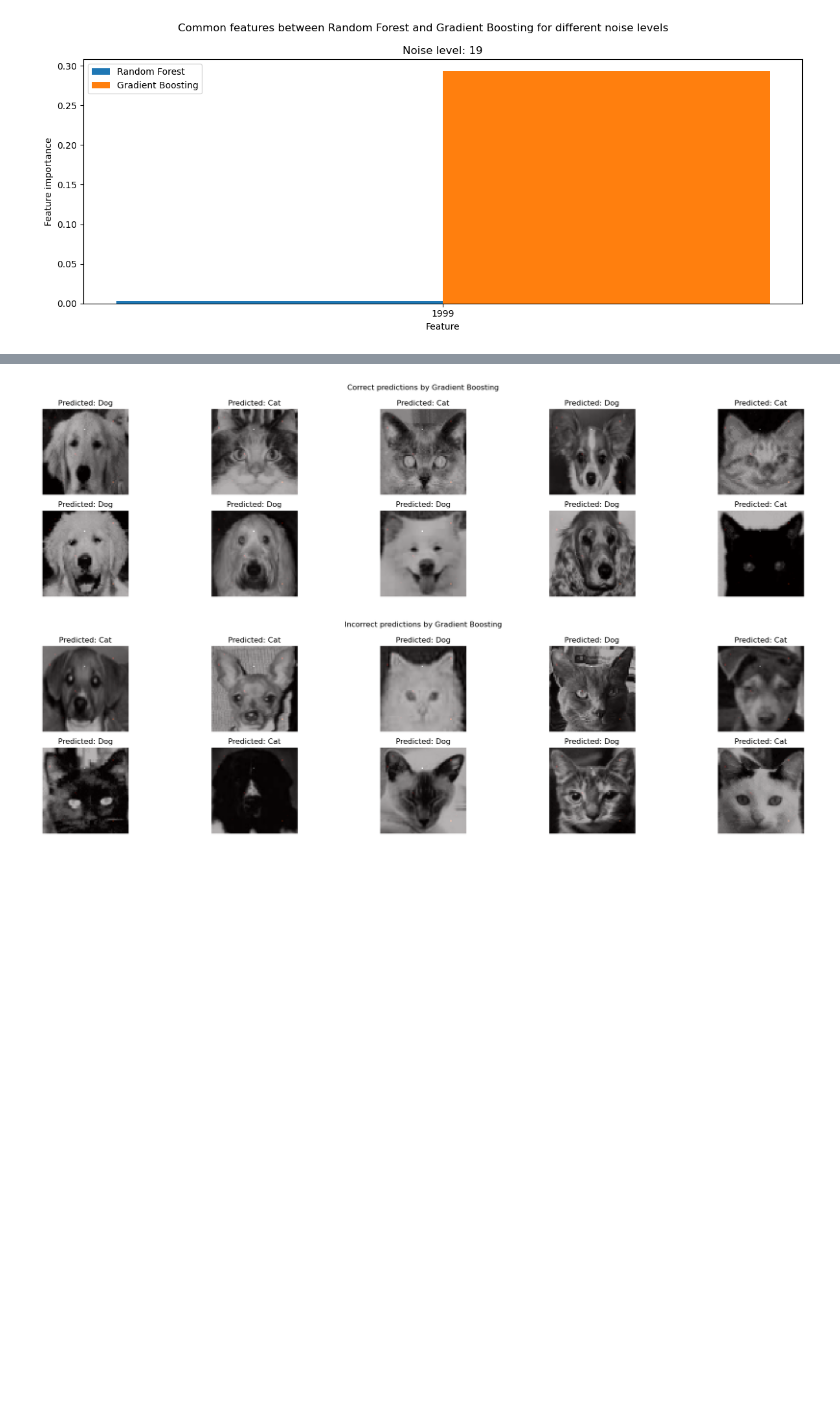
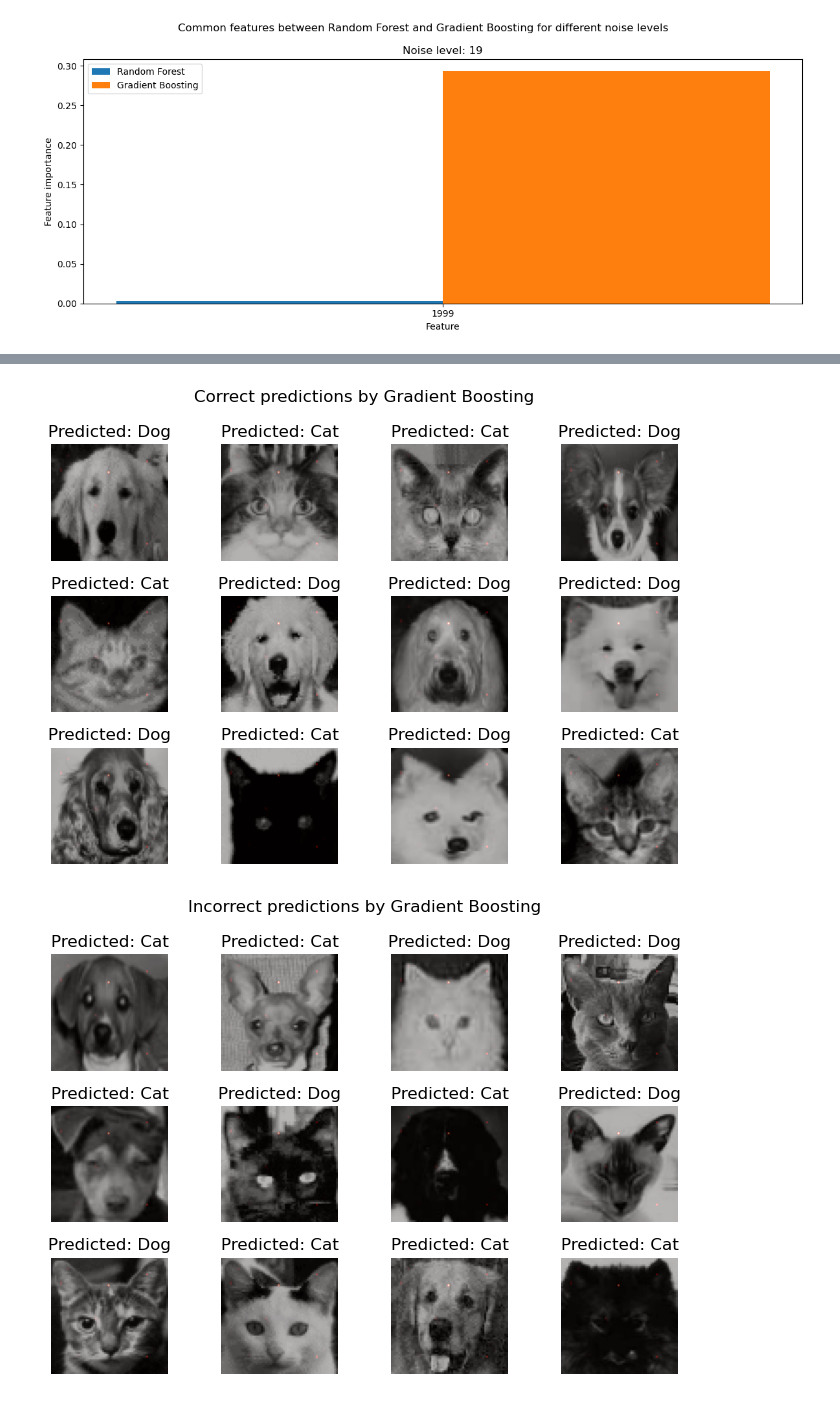
Before and after one commit to rikardradovac/Statistical-learning-for-big-data, a Jupyter notebook: AS2/project2_part1_b.ipynb, the cells around one changed output, grey strips where cells are left out. Drawn from its saved outputs; the diff is of its cells as text; code cells hidden in the pictures; blank space fills up the shorter version.

```diff
--- a/AS2/project2_part1_b.ipynb
+++ b/AS2/project2_part1_b.ipynb
@@ -298,7 +293,7 @@ incorrectly_classified_images = X_test_transformed[incorrectly_classified]
 
 
 # plot the first 10 images
-fig, axes = plt.subplots(2, 5, figsize=(20, 5))
+fig, axes = plt.subplots(3, 4, figsize=(7, 5))
 for i, ax in enumerate(axes.flat):
     ax.imshow(correctly_classified_images[i], cmap='gray')
     ax.imshow(feature_importances[0], cmap='hot', alpha=0.3)
@@ -309,7 +304,7 @@ fig.suptitle("Correct predictions by Random Forest")
 fig.tight_layout()
 
 
-fig, axes = plt.subplots(2, 5, figsize=(20, 5))
+fig, axes = plt.subplots(3, 4, figsize=(7, 5))
 for i, ax in enumerate(axes.flat):
     try:
         ax.imshow(incorrectly_classified_images[i], cmap='gray')
@@ -340,34 +335,34 @@ incorrectly_classified_labels = y_test.values.ravel()[incorrectly_classified]
 incorrectly_classified_labels = 1 - incorrectly_classified_labels
 
 correctly_classified_images = X_test_transformed[correctly_classified]
 incorrectly_classified_images = X_test_transformed[incorrectly_classified]
 
 
 # plot the first 10 images
-fig, axes = plt.subplots(2, 5, figsize=(20, 5))
+fig, axes = plt.subplots(3, 4, figsize=(7, 5))
 for i, ax in enumerate(axes.flat):
     ax.imshow(correctly_classified_images[i], cmap='gray')
     ax.imshow(feature_importances[0], cmap='hot', alpha=0.3)
     ax.set_title(f"Predicted: {cat_dog_map[correct_classified_labels[i]]}")
 
     ax.axis('off')
 fig.suptitle("Correct predictions by Gradient Boosting")
 fig.tight_layout()
 
 
-fig, axes = plt.subplots(2, 5, figsize=(20, 5))
+fig, axes = plt.subplots(3, 4, figsize=(7, 5))
 for i, ax in enumerate(axes.flat):
     try:
         ax.imshow(incorrectly_classified_images[i], cmap='gray')
         ax.imshow(feature_importances[0], cmap='hot', alpha=0.3)
         ax.set_title(f"Predicted: {cat_dog_map[incorrectly_classified_labels[i]]}")
         ax.axis('off')
     except IndexError:
         # plot nothing if there are no more images
         ax.axis('off')
 
 fig.suptitle("Incorrect predictions by Gradient Boosting")
 fig.tight_layout()
 # %% [output]
-[figure, old version]
+[figure, new version]
-[figure, old version]
+[figure, new version]
```
Also changed, not shown: parts of 3 cells of this notebook, 1 other file.
